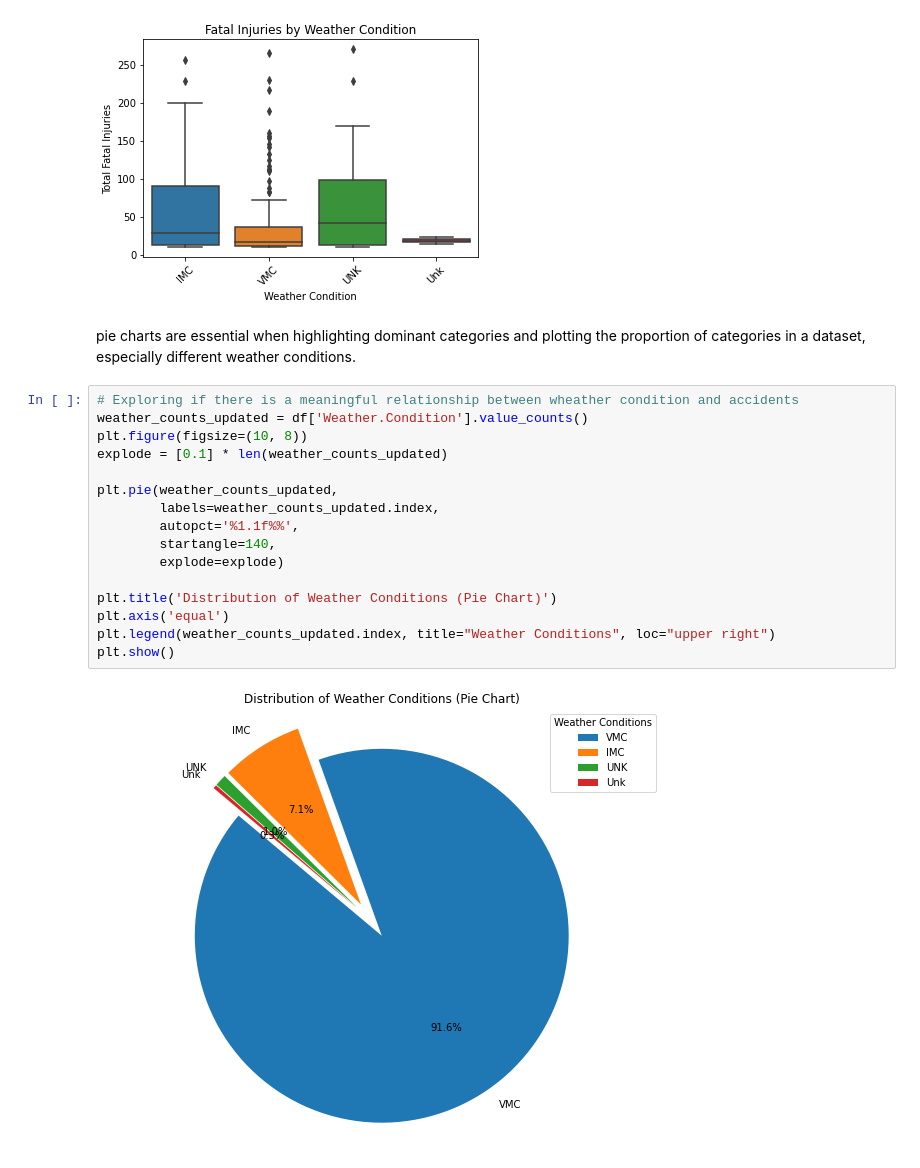
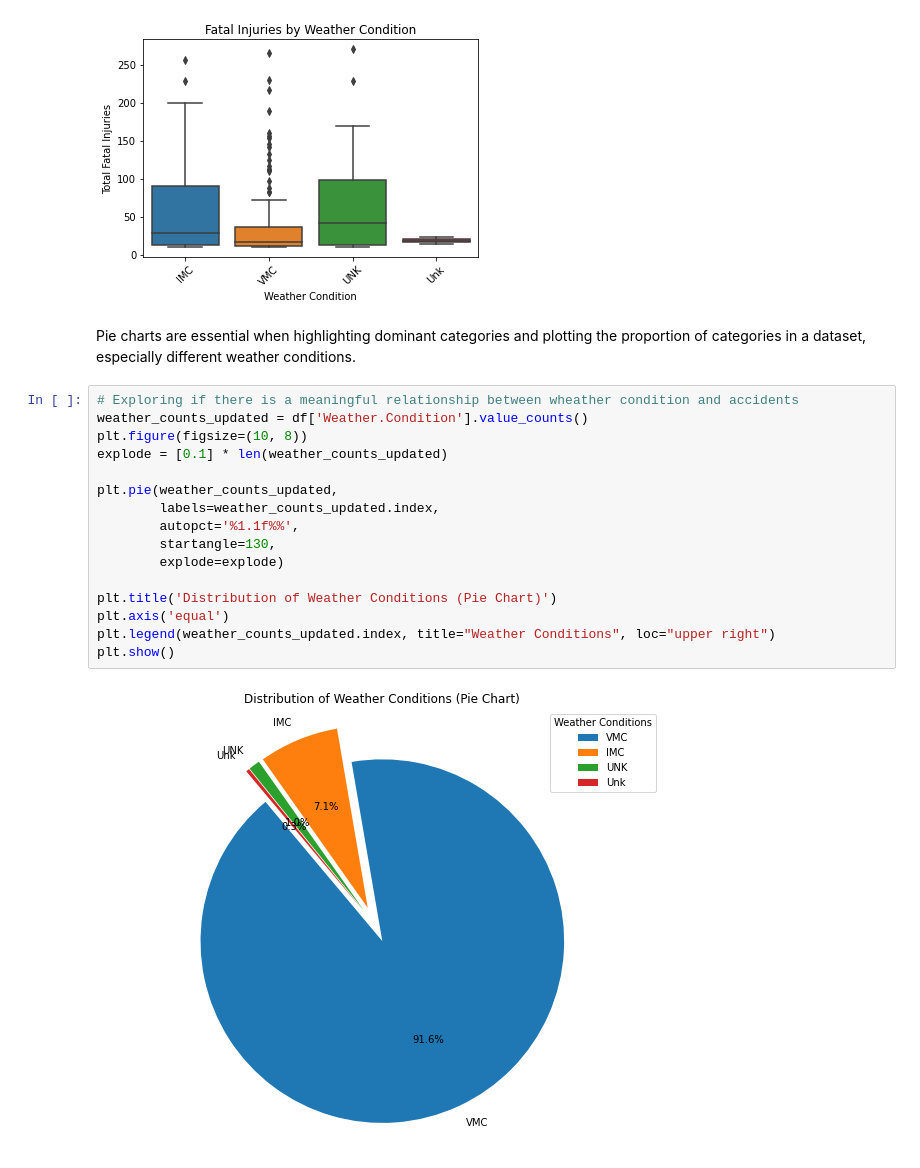
Before and after one commit to vidya-byte/dsc-phase-1-project-v3, a Jupyter notebook: student.ipynb, the cells around one changed output. Cells and saved outputs as stored; diff of their text form.

```diff
--- a/student.ipynb
+++ b/student.ipynb
@@ -362,22 +383,22 @@ plt.show()
 # %% [output]
 [figure]
 # %% [markdown]
-pie charts are essential when highlighting dominant categories and plotting the proportion of categories in a dataset, especially different weather conditions.
+Pie charts are essential when highlighting dominant categories and plotting the proportion of categories in a dataset, especially different weather conditions.
 # %%
 # Exploring if there is a meaningful relationship between wheather condition and accidents
 weather_counts_updated = df['Weather.Condition'].value_counts()
 plt.figure(figsize=(10, 8))
 explode = [0.1] * len(weather_counts_updated)
 
 plt.pie(weather_counts_updated,
         labels=weather_counts_updated.index,
         autopct='%1.1f%%',
-        startangle=140,
+        startangle=130,
         explode=explode)
 
 plt.title('Distribution of Weather Conditions (Pie Chart)')
 plt.axis('equal')
 plt.legend(weather_counts_updated.index, title="Weather Conditions", loc="upper right")
 plt.show()
 # %% [output]
-[figure, old version]
+[figure, new version]
```
Also changed, not shown: parts of 18 cells of this notebook, 2 other files.
